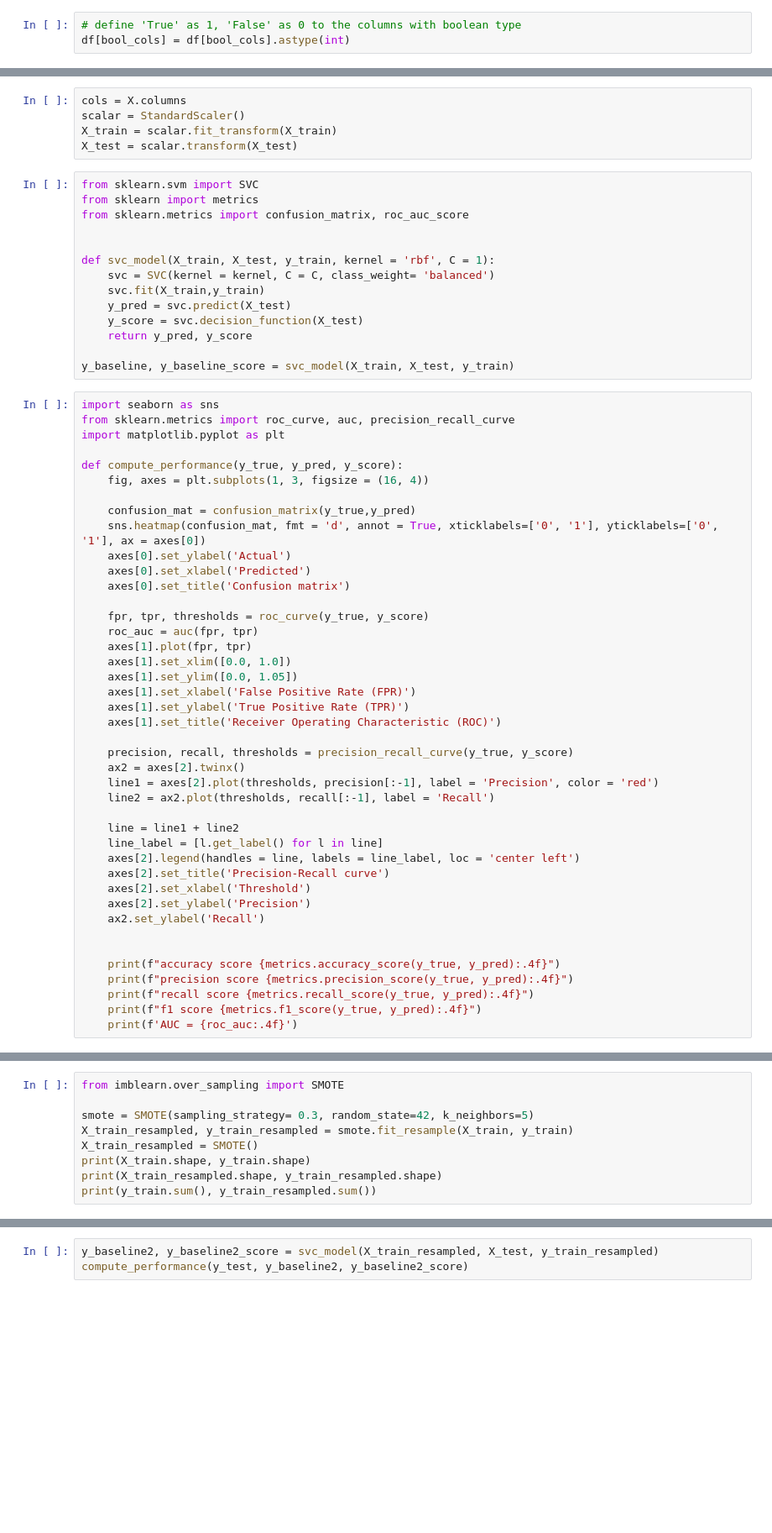
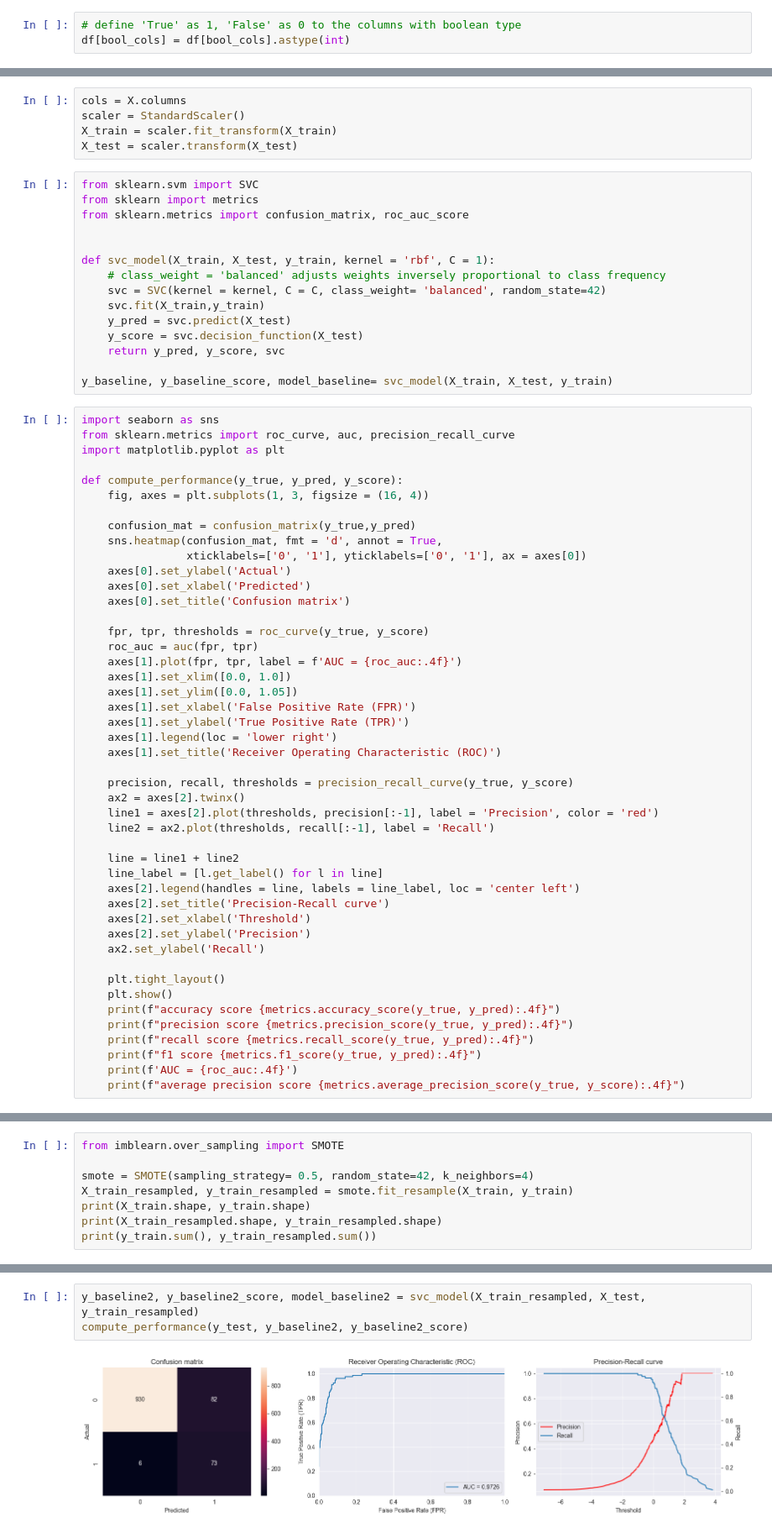
Before and after one commit to zhicongDeng/BTC-ETH-Pairs-Trading, a Jupyter notebook: ML/ML_SVM.ipynb, the cells around one changed output, grey strips where cells are left out. Shown at 84% size. Drawn from its saved outputs; the diff is of its cells as text; blank space fills up the shorter version.

```diff
--- a/ML/ML_SVM.ipynb
+++ b/ML/ML_SVM.ipynb
@@ -131,8 +174,8 @@ print(X_train.shape, X_test.shape, y_train.shape, y_test.shape)
 # %%
 cols = X.columns
-scalar = StandardScaler()
-X_train = scalar.fit_transform(X_train)
-X_test = scalar.transform(X_test)
+scaler = StandardScaler()
+X_train = scaler.fit_transform(X_train)
+X_test = scaler.transform(X_test)
 # %%
 from sklearn.svm import SVC
 from sklearn import metrics
@@ -140,13 +183,14 @@ from sklearn.metrics import confusion_matrix, roc_auc_score
 
 
 def svc_model(X_train, X_test, y_train, kernel = 'rbf', C = 1):
-    svc = SVC(kernel = kernel, C = C, class_weight= 'balanced')
+    # class_weight = 'balanced' adjusts weights inversely proportional to class frequency
+    svc = SVC(kernel = kernel, C = C, class_weight= 'balanced', random_state=42)
     svc.fit(X_train,y_train)
     y_pred = svc.predict(X_test)
     y_score = svc.decision_function(X_test)
-    return y_pred, y_score
+    return y_pred, y_score, svc
 
-y_baseline, y_baseline_score = svc_model(X_train, X_test, y_train)
+y_baseline, y_baseline_score, model_baseline= svc_model(X_train, X_test, y_train)
 # %%
 import seaborn as sns
 from sklearn.metrics import roc_curve, auc, precision_recall_curve
@@ -156,18 +200,20 @@ def compute_performance(y_true, y_pred, y_score):
     fig, axes = plt.subplots(1, 3, figsize = (16, 4))
 
     confusion_mat = confusion_matrix(y_true,y_pred)
-    sns.heatmap(confusion_mat, fmt = 'd', annot = True, xticklabels=['0', '1'], yticklabels=['0', '1'], ax = axes[0])
+    sns.heatmap(confusion_mat, fmt = 'd', annot = True,
+                xticklabels=['0', '1'], yticklabels=['0', '1'], ax = axes[0])
     axes[0].set_ylabel('Actual')
     axes[0].set_xlabel('Predicted')
     axes[0].set_title('Confusion matrix')
 
     fpr, tpr, thresholds = roc_curve(y_true, y_score)
     roc_auc = auc(fpr, tpr)
-    axes[1].plot(fpr, tpr)
+    axes[1].plot(fpr, tpr, label = f'AUC = {roc_auc:.4f}')
     axes[1].set_xlim([0.0, 1.0])
     axes[1].set_ylim([0.0, 1.05])
     axes[1].set_xlabel('False Positive Rate (FPR)')
     axes[1].set_ylabel('True Positive Rate (TPR)')
+    axes[1].legend(loc = 'lower right')
     axes[1].set_title('Receiver Operating Characteristic (ROC)')
 
     precision, recall, thresholds = precision_recall_curve(y_true, y_score)
@@ -183,12 +229,14 @@ def compute_performance(y_true, y_pred, y_score):
     axes[2].set_ylabel('Precision')
     ax2.set_ylabel('Recall')
 
-
+    plt.tight_layout()
+    plt.show()
     print(f"accuracy score {metrics.accuracy_score(y_true, y_pred):.4f}")
     print(f"precision score {metrics.precision_score(y_true, y_pred):.4f}")
     print(f"recall score {metrics.recall_score(y_true, y_pred):.4f}")
     print(f"f1 score {metrics.f1_score(y_true, y_pred):.4f}")
     print(f'AUC = {roc_auc:.4f}')
+    print(f"average precision score {metrics.average_precision_score(y_true, y_score):.4f}")
 # %%
 compute_performance(y_test, y_baseline, y_baseline_score)
 # %% [output]
@@ -206,9 +256,8 @@ SMOTE is applied to mitigate imbalance, and improvement is expected.
 # %%
 from imblearn.over_sampling import SMOTE
 
-smote = SMOTE(sampling_strategy= 0.3, random_state=42, k_neighbors=5)
+smote = SMOTE(sampling_strategy= 0.5, random_state=42, k_neighbors=4)
 X_train_resampled, y_train_resampled = smote.fit_resample(X_train, y_train)
-X_train_resampled = SMOTE()
 print(X_train.shape, y_train.shape)
 print(X_train_resampled.shape, y_train_resampled.shape)
 print(y_train.sum(), y_train_resampled.sum())
@@ -218,3 +268,5 @@ AttributeError: 'SMOTE' object has no attribute 'shape'
 # %%
-y_baseline2, y_baseline2_score = svc_model(X_train_resampled, X_test, y_train_resampled)
+y_baseline2, y_baseline2_score, model_baseline2 = svc_model(X_train_resampled, X_test, y_train_resampled)
 compute_performance(y_test, y_baseline2, y_baseline2_score)
+# %% [output]
+[figure, added]
```
Also changed, not shown: parts of 23 cells of this notebook.
